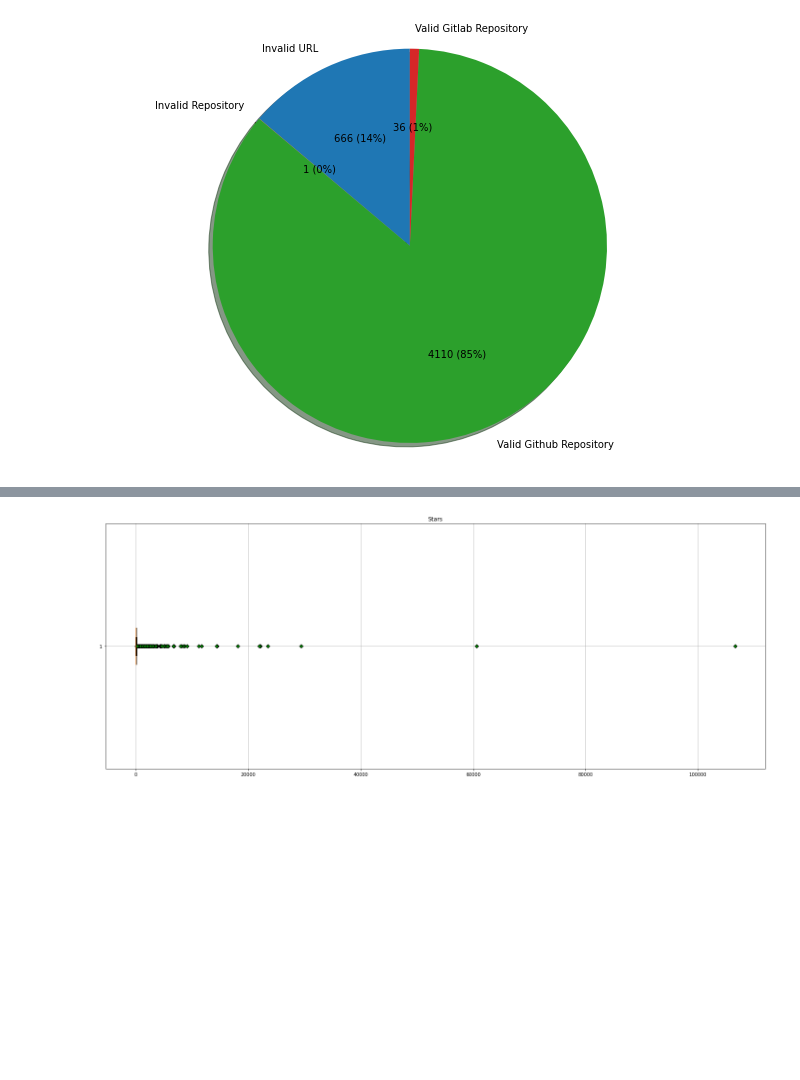
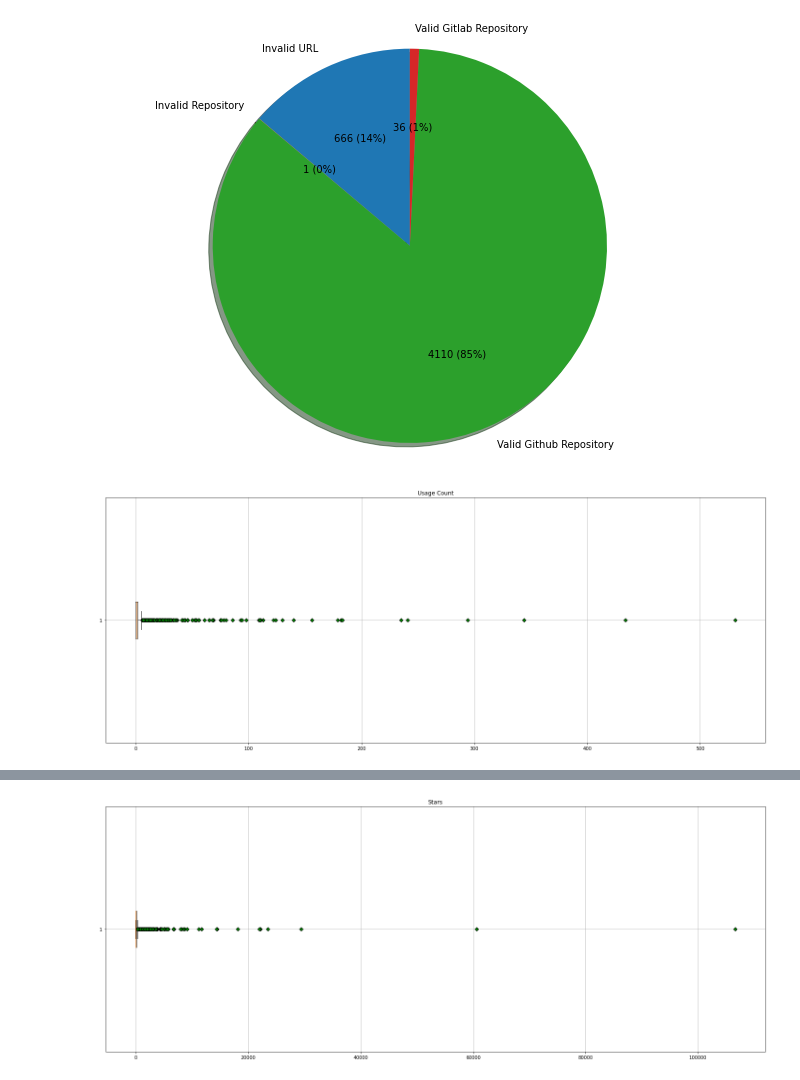
Before and after one commit to rafaatsouza/django-packages-miner, a Jupyter notebook: src/django-packages.ipynb, the cells around one changed output, grey strips where cells are left out. Drawn from its saved outputs; the diff is of its cells as text; code cells hidden in the pictures; blank space fills up the shorter version.

Commit message:
Adds another boxplots

```diff
--- a/src/django-packages.ipynb
+++ b/src/django-packages.ipynb
@@ -52,3 +52,19 @@ plt.grid()
 plt.show()
 # %% [output]
 [figure]
+# %%
+valid_repo = valid_repo[valid_repo['repo_last_modified'] >= '2020-01-01T00:00:00:000']
+
+fig, ax = plt.subplots(figsize=(20, 8))
+
+usage_count = valid_repo['dp_usage_count'].values
+
+ax.boxplot(usage_count, flierprops=dict(markerfacecolor='g', marker='D'), vert=False)
+ax.set_title('Usage Count')
+
+plt.tight_layout()
+plt.grid()
+
+plt.show()
+# %% [output]
+[figure, added]
```
Also changed, not shown: parts of 5 cells of this notebook.
